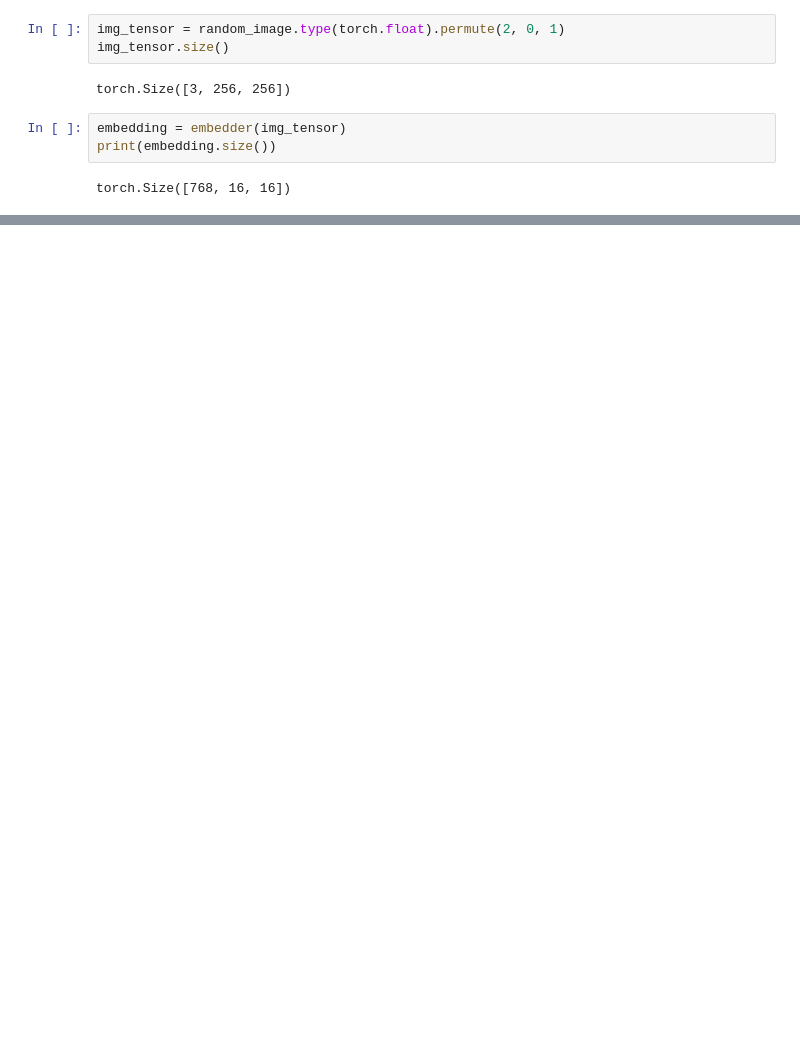
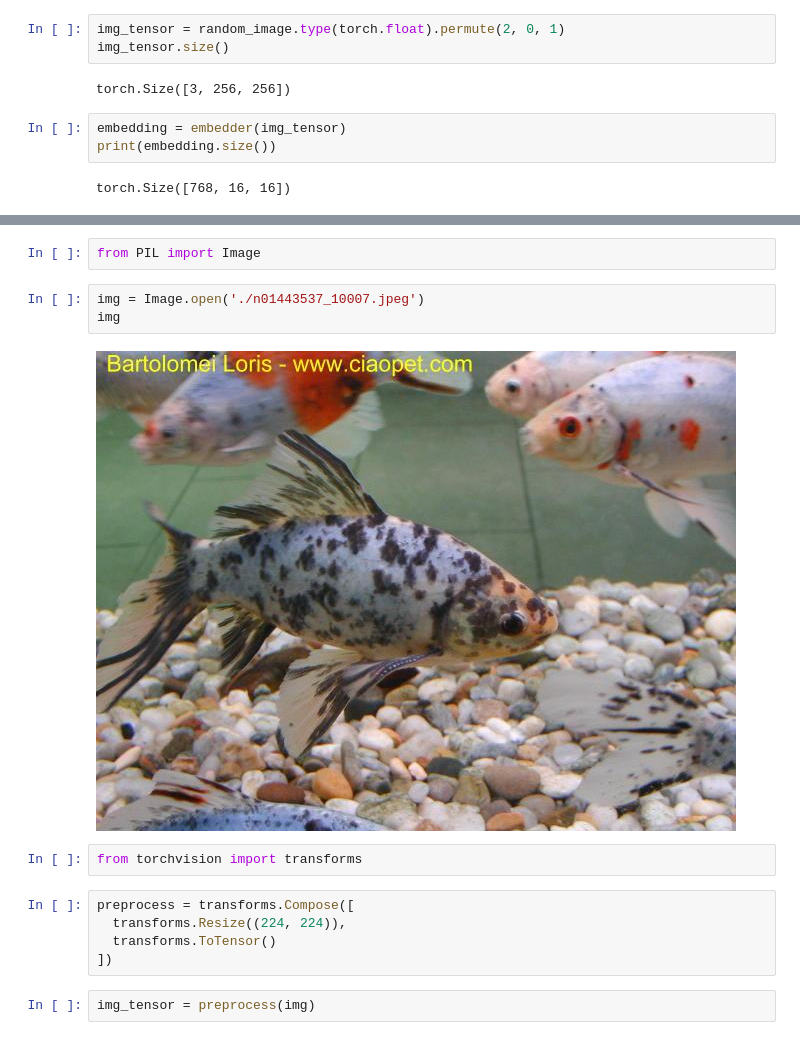
Before and after one commit to pranavknayak/XAI-Project, a Jupyter notebook: ViT.ipynb, the cells around one changed output, grey strips where cells are left out. Drawn from its saved outputs; the diff is of its cells as text; blank space fills up the shorter version.

```diff
--- a/ViT.ipynb
+++ b/ViT.ipynb
@@ -66,0 +69,16 @@ ax.scatter3D(xdata, ydata, zdata, c = zdata, cmap='Greens')
+# %%
+from PIL import Image
+# %%
+img = Image.open('./n01443537_10007.jpeg')
+img
+# %% [output]
+[figure, added]
+# %%
+from torchvision import transforms
+# %%
+preprocess = transforms.Compose([
+  transforms.Resize((224, 224)),
+  transforms.ToTensor()
+])
+# %%
+img_tensor = preprocess(img)
```
Also changed, not shown: parts of 11 cells of this notebook, 1 other file.
